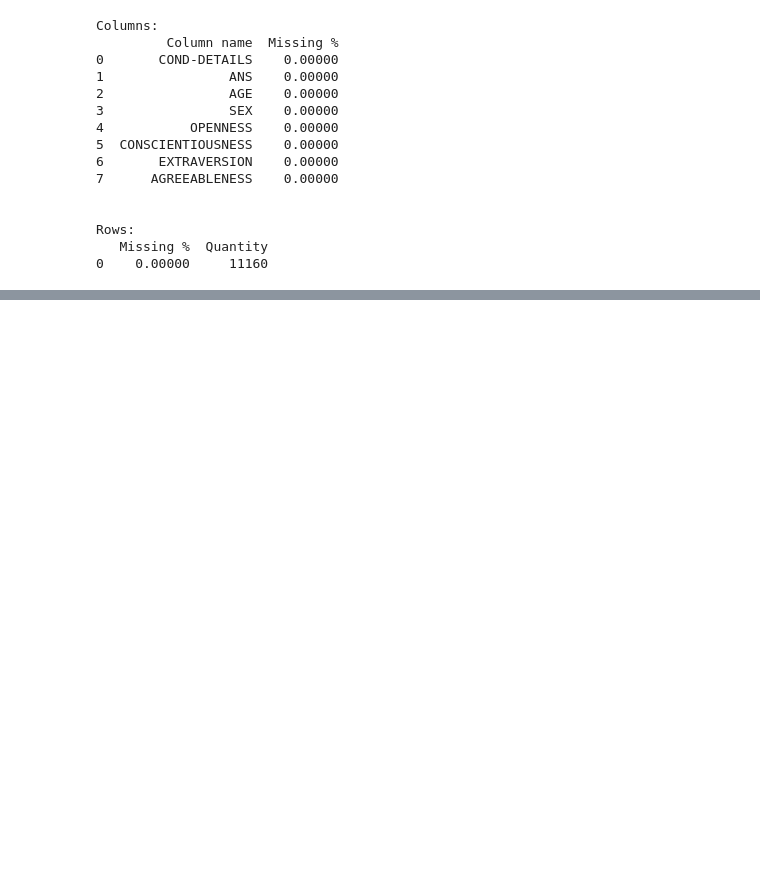
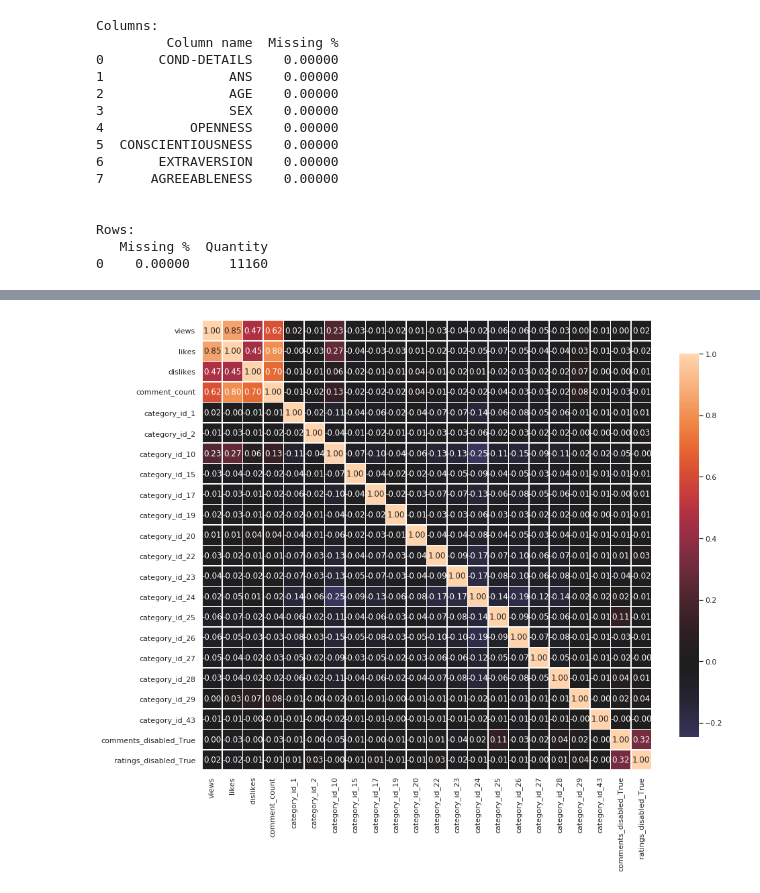
Before and after one commit to suchy1713/ML-Learning, a Jupyter notebook: utils/analytica.ipynb, the cells around one changed output, grey strips where cells are left out. Saved outputs shown, nothing was run; the diff lists cells and outputs as text; code cells hidden in the pictures; blank space fills up the shorter version.

```diff
--- a/utils/analytica.ipynb
+++ b/utils/analytica.ipynb
@@ -291,0 +372,4 @@ Rows:
+# %%
+df = encode_categorical_features(df, ['category_id'])
+df = encode_categorical_features(df, ['comments_disabled', 'ratings_disabled'], drop_first=True)
+summary(df)
@@ -291,0 +394,3 @@ Rows:
+# %%
+df = scale(df)
+summary(df)
@@ -291,0 +415,4 @@ Rows:
+# %%
+correlation_matrix(df, figsize=(15,15))
+# %% [output]
+[figure, added]
```
Also changed, not shown: parts of 6 cells of this notebook.
